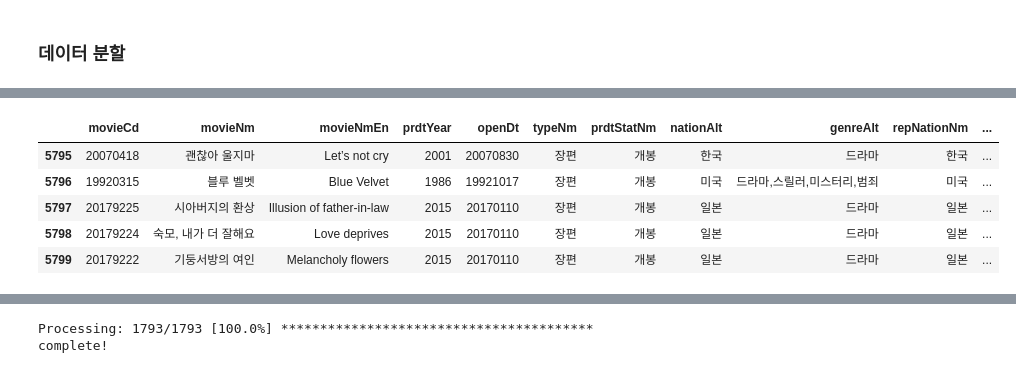
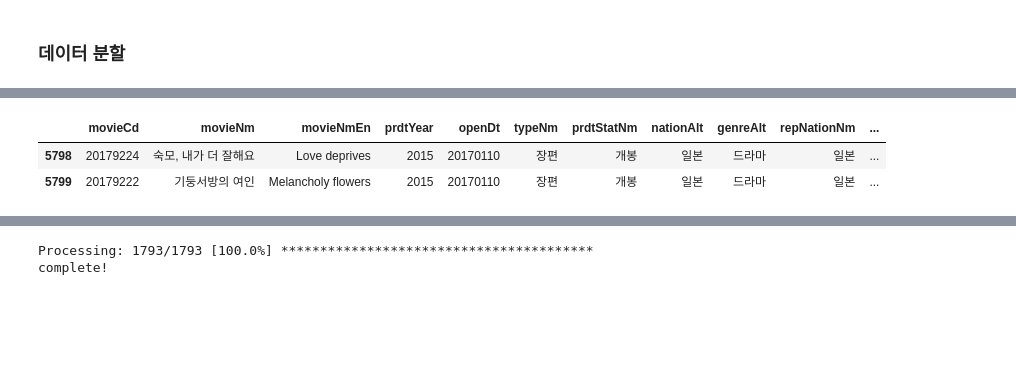
Before and after one commit to chongs02/final_project, a Jupyter notebook: DataScience/Code/preprocess/movie/movieInfo/load_movieDetail.ipynb, the cells around one changed output, grey strips where cells are left out. Saved outputs shown, nothing was run; the diff lists cells and outputs as text; code cells hidden in the pictures; blank space fills up the shorter version.

```diff
--- a/DataScience/Code/preprocess/movie/movieInfo/load_movieDetail.ipynb
+++ b/DataScience/Code/preprocess/movie/movieInfo/load_movieDetail.ipynb
@@ -49,12 +43,9 @@ mlist1.tail()
 | 2899 | 20185625 | 여직원들 : 2대2 섹스 | NaN | 2018 | 20180612 | 장편 | 개봉 | 한국 | 멜로/로맨스 | 한국 | ... |
 # %%
 mlist2 = mlist.iloc[2900:5800]
-mlist2.tail()
+mlist2.tail(2)
 # %% [output]
 |  | movieCd | movieNm | movieNmEn | prdtYear | openDt | typeNm | prdtStatNm | nationAlt | genreAlt | repNationNm | ... |
-| 5795 | 20070418 | 괜찮아 울지마 | Let’s not cry | 2001 | 20070830 | 장편 | 개봉 | 한국 | 드라마 | 한국 | ... |
-| 5796 | 19920315 | 블루 벨벳 | Blue Velvet | 1986 | 19921017 | 장편 | 개봉 | 미국 | 드라마,스릴러,미스터리,범죄 | 미국 | ... |
-| 5797 | 20179225 | 시아버지의 환상 | Illusion of father-in-law | 2015 | 20170110 | 장편 | 개봉 | 일본 | 드라마 | 일본 | ... |
 | 5798 | 20179224 | 숙모, 내가 더 잘해요 | Love deprives | 2015 | 20170110 | 장편 | 개봉 | 일본 | 드라마 | 일본 | ... |
 | 5799 | 20179222 | 기둥서방의 여인 | Melancholy flowers | 2015 | 20170110 | 장편 | 개봉 | 일본 | 드라마 | 일본 | ... |
 # %%
```
Also changed, not shown: parts of 13 cells of this notebook, 1 other file.
